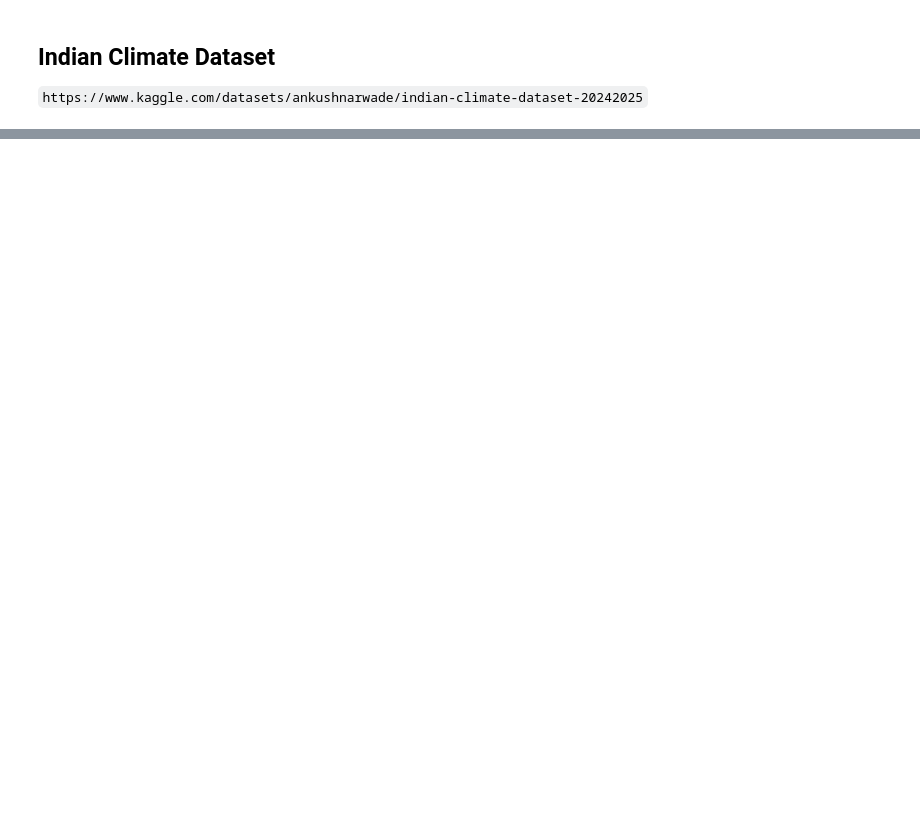
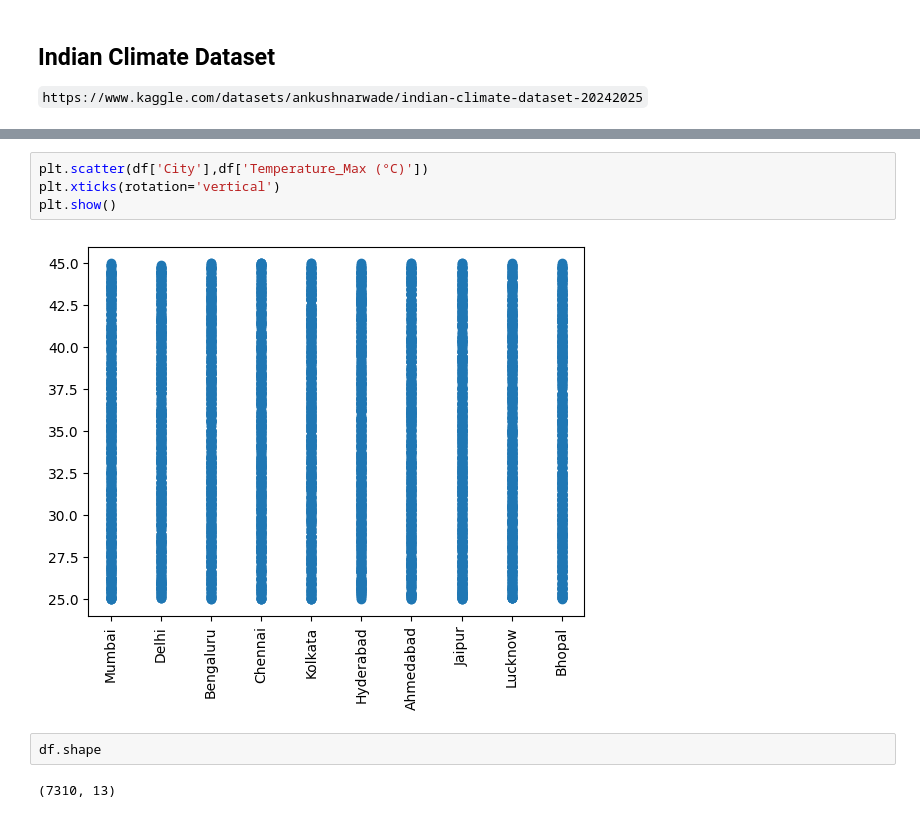
Before and after one commit to fahim-506/eda-with-python, a Jupyter notebook: practice_dataset/data_manipulation.ipynb, the cells around one changed output, grey strips where cells are left out. Cells and saved outputs as stored; diff of their text form; blank space fills up the shorter version.

```diff
--- a/practice_dataset/data_manipulation.ipynb
+++ b/practice_dataset/data_manipulation.ipynb
@@ -23,0 +25,10 @@ df
+# %%
+plt.scatter(df['City'],df['Temperature_Max (°C)'])
+plt.xticks(rotation='vertical')
+plt.show()
+# %% [output]
+[figure, added]
+# %%
+df.shape
+# %% [output]
+(7310, 13)
```
Also changed, not shown: parts of 61 cells of this notebook.
